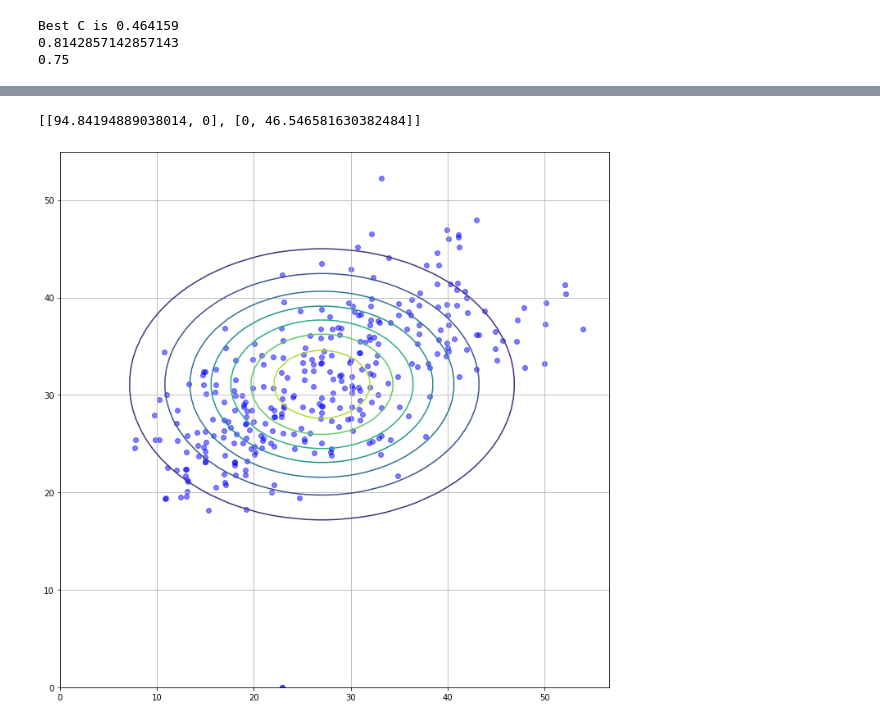
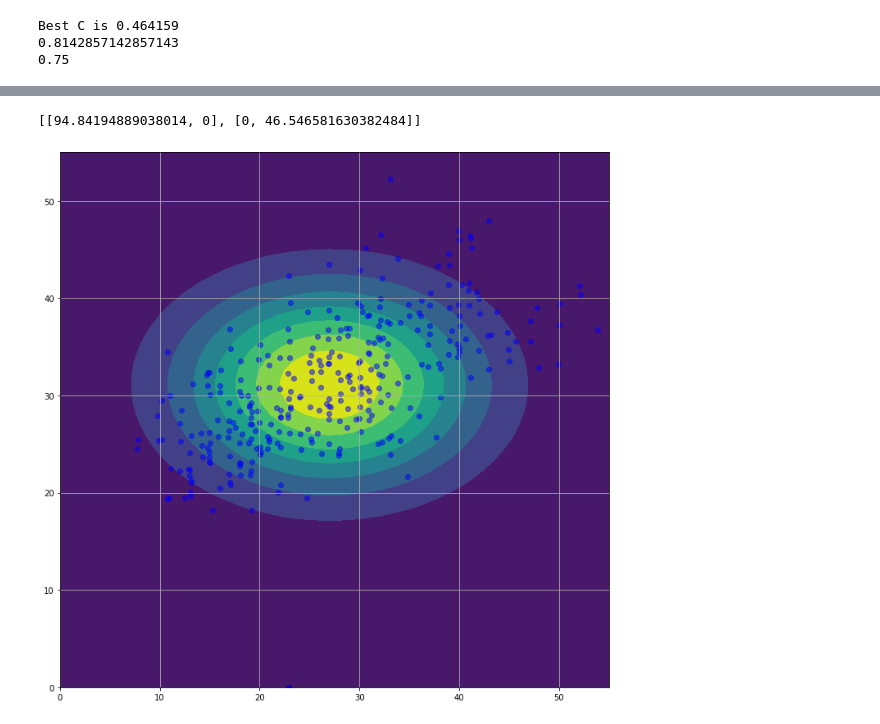
Before and after one commit to MrTooOldDriver/UoE-IAML-Coursework, a Jupyter notebook: Coursework2/coursework2_q1.ipynb, the cells around one changed output, grey strips where cells are left out. Drawn from its saved outputs; the diff is of its cells as text; code cells hidden in the pictures.

```diff
--- a/Coursework2/coursework2_q1.ipynb
+++ b/Coursework2/coursework2_q1.ipynb
@@ -323,33 +323,33 @@ some_points = list(zip(np.linspace(0, 50),np.linspace(0, 50)))
 # gnb = GaussianNB(priors=[1.0, 0])
 gnb = GaussianNB()
 gnb.fit(Ztrn, np.zeros(len(Ztrn)))
 # some_points
 # print(gnb.sigma_)
 # print(gnb.theta_)
 # print(gnb.class_prior_)
 
 
 mean_vector = [gnb.theta_[0][0],gnb.theta_[0][1]]
 variance_cov_matrix = [[gnb.sigma_[0][0],0],[0,gnb.sigma_[0][1]]]
 print(variance_cov_matrix)
 variance_cov_matrix_inv = np.linalg.inv(variance_cov_matrix)
 variance_cov_matrix_det = np.linalg.det(variance_cov_matrix)
 
 Ztrn_x = [point[0] for point in Ztrn]
 Ztrn_y = [point[1] for point in Ztrn]
 
-Ztrn_X,Ztrn_Y = np.meshgrid(np.linspace(0, 50),np.linspace(0, 50))
+Ztrn_X,Ztrn_Y = np.meshgrid(np.linspace(0, 55),np.linspace(0, 55))
 coe = 1.0 / ((2 * np.pi)**2 * variance_cov_matrix_det)**0.5
 Z = coe * np.e ** (-0.5 * (variance_cov_matrix_inv[0,0]*(Ztrn_X-mean_vector[0])**2 +
                            (variance_cov_matrix_inv[0,1] + variance_cov_matrix_inv[1,0])
                            *(Ztrn_X-mean_vector[0])*(Ztrn_Y-mean_vector[1]) + variance_cov_matrix_inv[1,1]*(Ztrn_Y-mean_vector[1])**2))
 
 
 plt.figure(figsize=(12,12))
+plt.contourf(np.linspace(0, 55),np.linspace(0, 55),Z)
 plt.scatter(x=Ztrn_x, y=Ztrn_y, c='blue', alpha=0.5)
-plt.contour(np.linspace(0, 50),np.linspace(0, 50),Z)
 plt.grid()
 plt.show()
 # %% [output]
 [[94.84194889038014, 0], [0, 46.546581630382484]]
-[figure, old version]
+[figure, new version]
```
Also changed, not shown: parts of 1 cell of this notebook, 1 other file.
